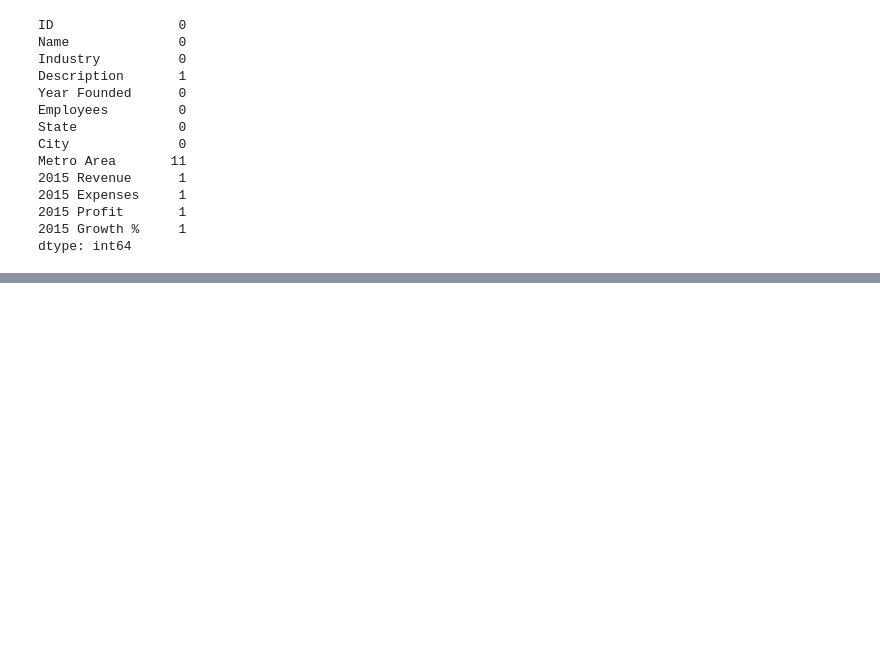
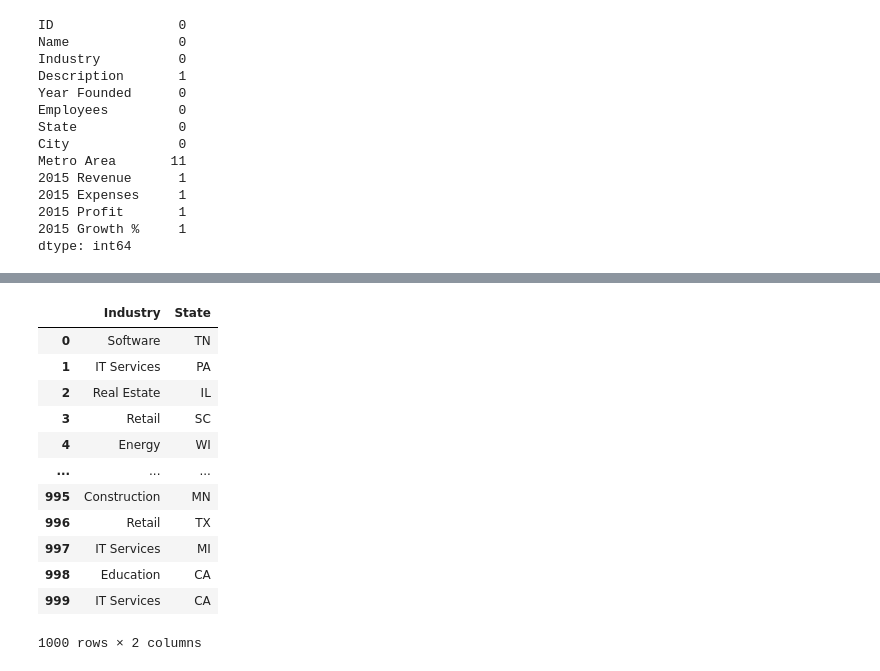
Before and after one commit to MrDataAnalyst/Sales-analysis, a Jupyter notebook: Startups.ipynb, the cells around one changed output, grey strips where cells are left out. Cells and saved outputs as stored; diff of their text form; code cells hidden in the pictures; blank space fills up the shorter version.

```diff
--- a/Startups.ipynb
+++ b/Startups.ipynb
@@ -195,0 +226,16 @@ dtype: float64
+# %%
+Financials_2015.loc[:,['Industry','State']]
+# %% [output]
+|  | Industry | State |
+| 0 | Software | TN |
+| 1 | IT Services | PA |
+| 2 | Real Estate | IL |
+| 3 | Retail | SC |
+| 4 | Energy | WI |
+| ... | ... | ... |
+| 995 | Construction | MN |
+| 996 | Retail | TX |
+| 997 | IT Services | MI |
+| 998 | Education | CA |
+| 999 | IT Services | CA |
+1000 rows × 2 columns
```
Also changed, not shown: parts of 10 cells of this notebook.
